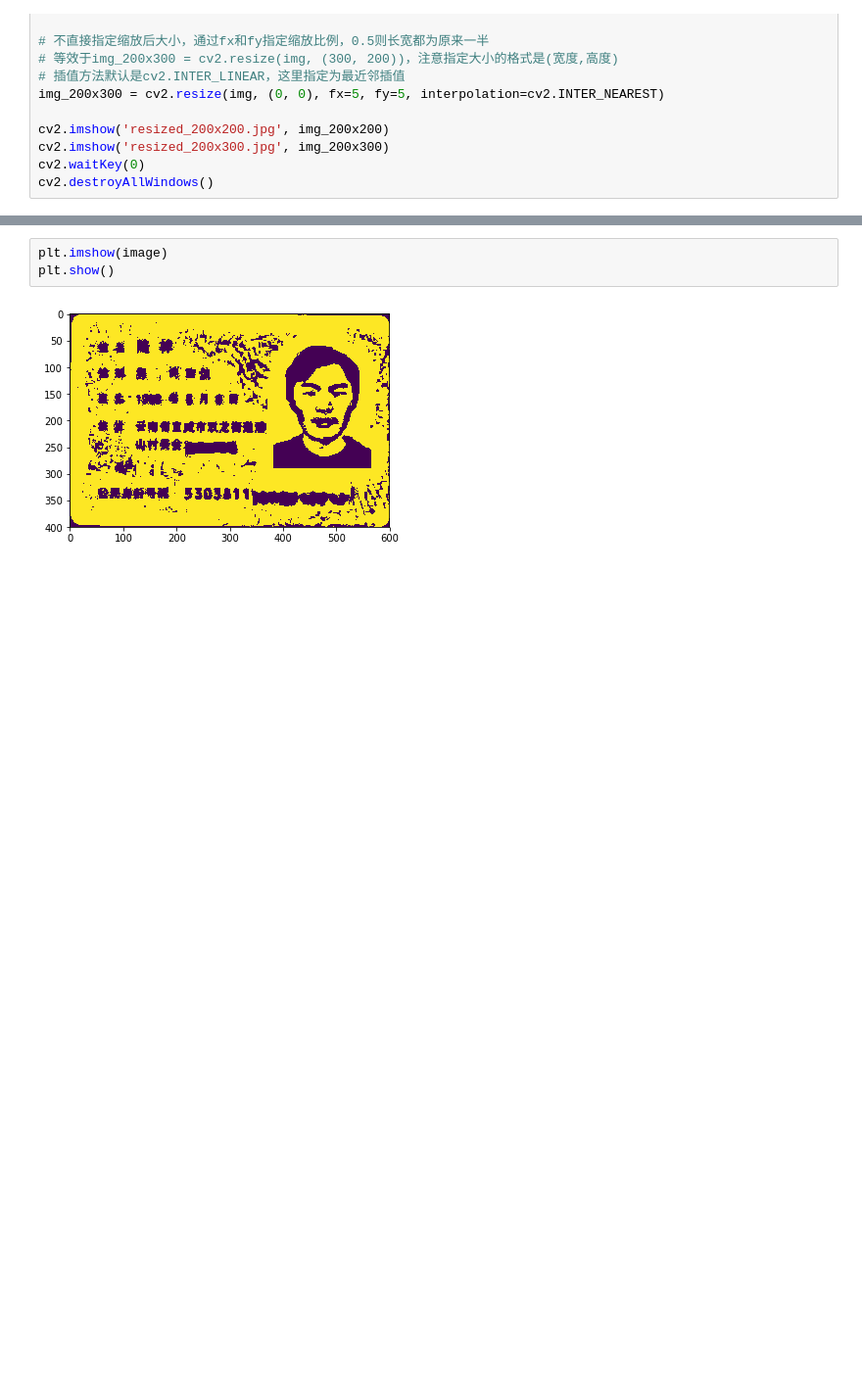
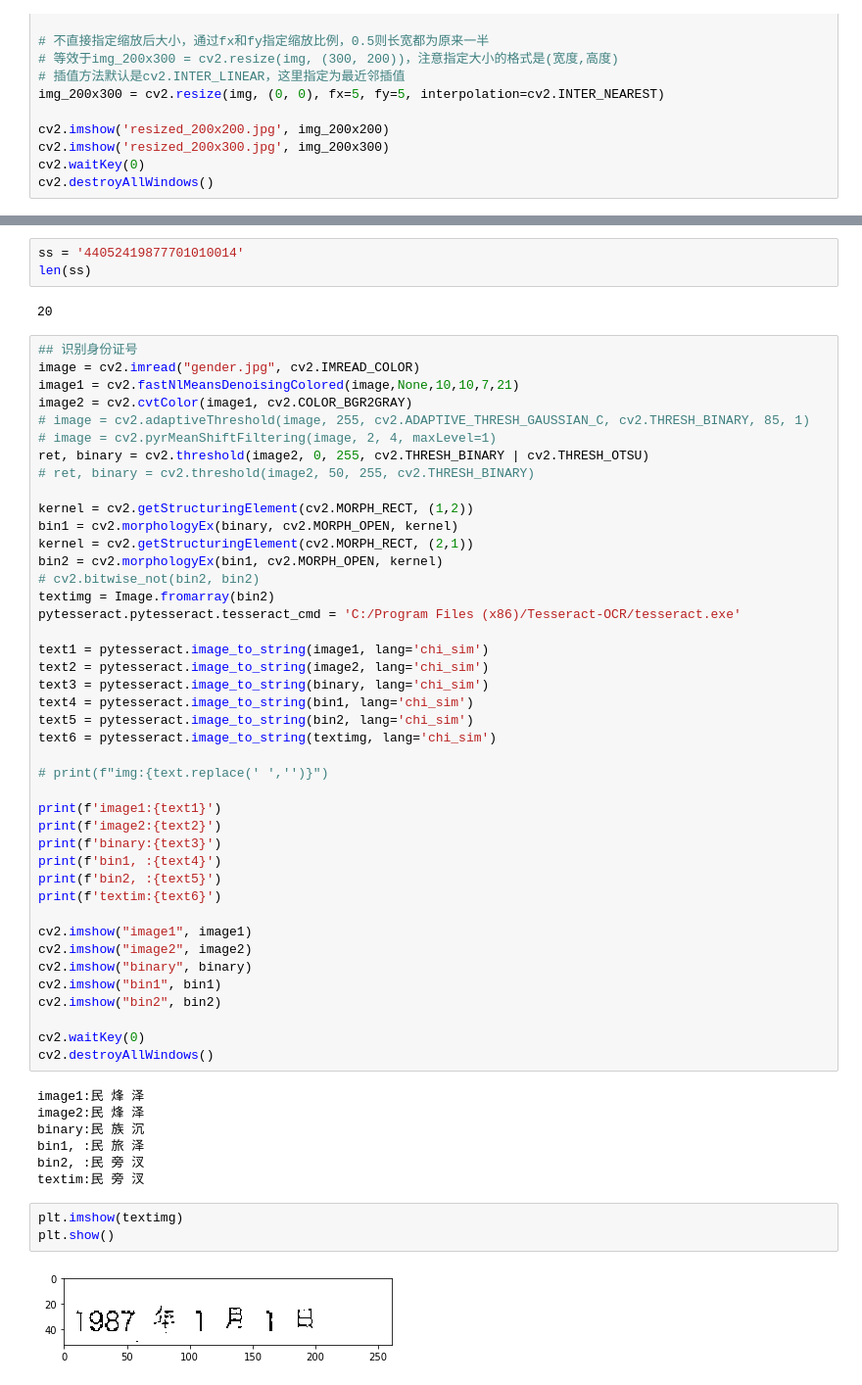
Before and after one commit to LinearPi/pycode, a Jupyter notebook: Coding/ic/ocr_img.ipynb, the cells around one changed output, grey strips where cells are left out. Shown at 98% size. Saved outputs shown, nothing was run; the diff lists cells and outputs as text; blank space fills up the shorter version.

```diff
--- a/Coding/ic/ocr_img.ipynb
+++ b/Coding/ic/ocr_img.ipynb
@@ -139,5 +293,59 @@ cv2.destroyAllWindows()
+# %%
+ss = '44052419877701010014'
+len(ss)
+# %% [output]
+20
+# %%
+## 识别身份证号
+image = cv2.imread("gender.jpg", cv2.IMREAD_COLOR)
+image1 = cv2.fastNlMeansDenoisingColored(image,None,10,10,7,21)
+image2 = cv2.cvtColor(image1, cv2.COLOR_BGR2GRAY)
+# image = cv2.adaptiveThreshold(image, 255, cv2.ADAPTIVE_THRESH_GAUSSIAN_C, cv2.THRESH_BINARY, 85, 1)
+# image = cv2.pyrMeanShiftFiltering(image, 2, 4, maxLevel=1)
+ret, binary = cv2.threshold(image2, 0, 255, cv2.THRESH_BINARY | cv2.THRESH_OTSU)
+# ret, binary = cv2.threshold(image2, 50, 255, cv2.THRESH_BINARY)
+
+kernel = cv2.getStructuringElement(cv2.MORPH_RECT, (1,2))
+bin1 = cv2.morphologyEx(binary, cv2.MORPH_OPEN, kernel)
+kernel = cv2.getStructuringElement(cv2.MORPH_RECT, (2,1))
+bin2 = cv2.morphologyEx(bin1, cv2.MORPH_OPEN, kernel)
+# cv2.bitwise_not(bin2, bin2)
+textimg = Image.fromarray(bin2)
+pytesseract.pytesseract.tesseract_cmd = 'C:/Program Files (x86)/Tesseract-OCR/tesseract.exe'
+
+text1 = pytesseract.image_to_string(image1, lang='chi_sim')
+text2 = pytesseract.image_to_string(image2, lang='chi_sim')
+text3 = pytesseract.image_to_string(binary, lang='chi_sim')
+text4 = pytesseract.image_to_string(bin1, lang='chi_sim')
+text5 = pytesseract.image_to_string(bin2, lang='chi_sim')
+text6 = pytesseract.image_to_string(textimg, lang='chi_sim')
+
+# print(f"img:{text.replace(' ','')}")
+
+print(f'image1:{text1}')
+print(f'image2:{text2}')
+print(f'binary:{text3}')
+print(f'bin1, :{text4}')
+print(f'bin2, :{text5}')
+print(f'textim:{text6}')
+
+cv2.imshow("image1", image1)
+cv2.imshow("image2", image2)
+cv2.imshow("binary", binary)
+cv2.imshow("bin1", bin1)
+cv2.imshow("bin2", bin2)
+
+cv2.waitKey(0)
+cv2.destroyAllWindows()
+# %% [output]
+image1:民 烽 泽
+image2:民 烽 泽
+binary:民 族 沉
+bin1, :民 旅 泽
+bin2, :民 旁 汊
+textim:民 旁 汊
 # %%
-plt.imshow(image)
+plt.imshow(textimg)
 plt.show()
 # %% [output]
-[figure, old version]
+[figure, new version]
```
Also changed, not shown: parts of 12 cells of this notebook, 50 other files.
